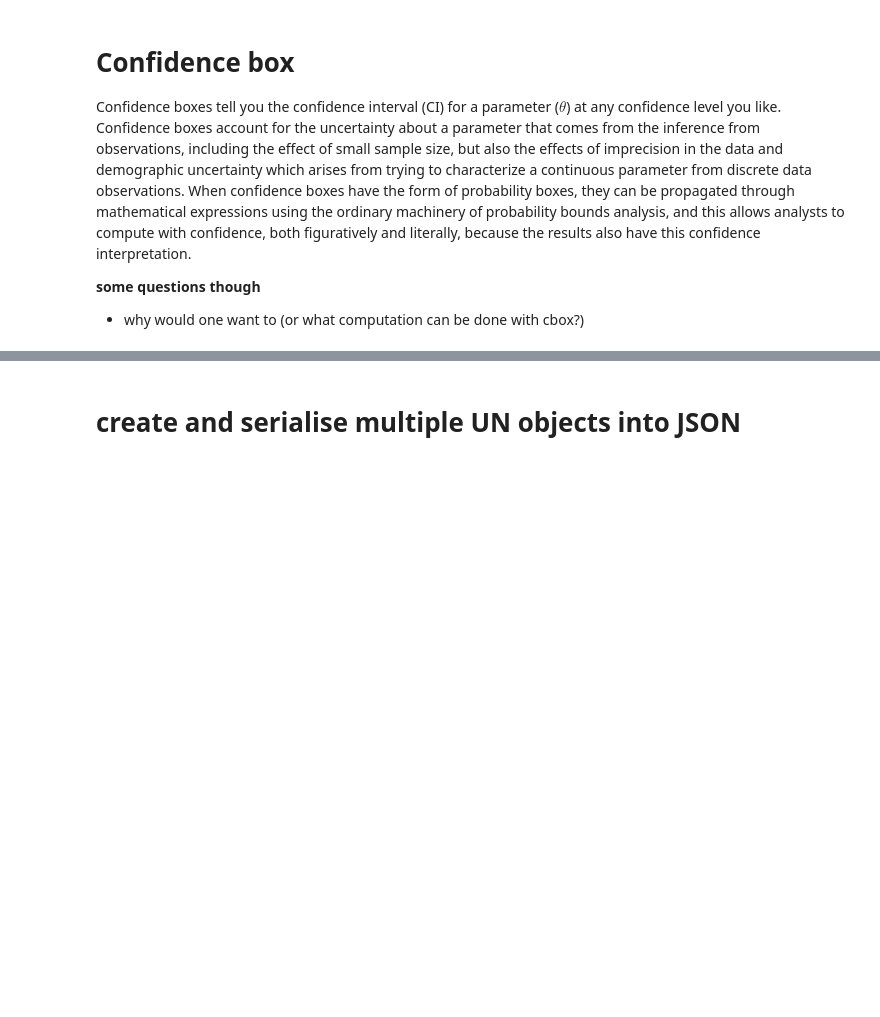
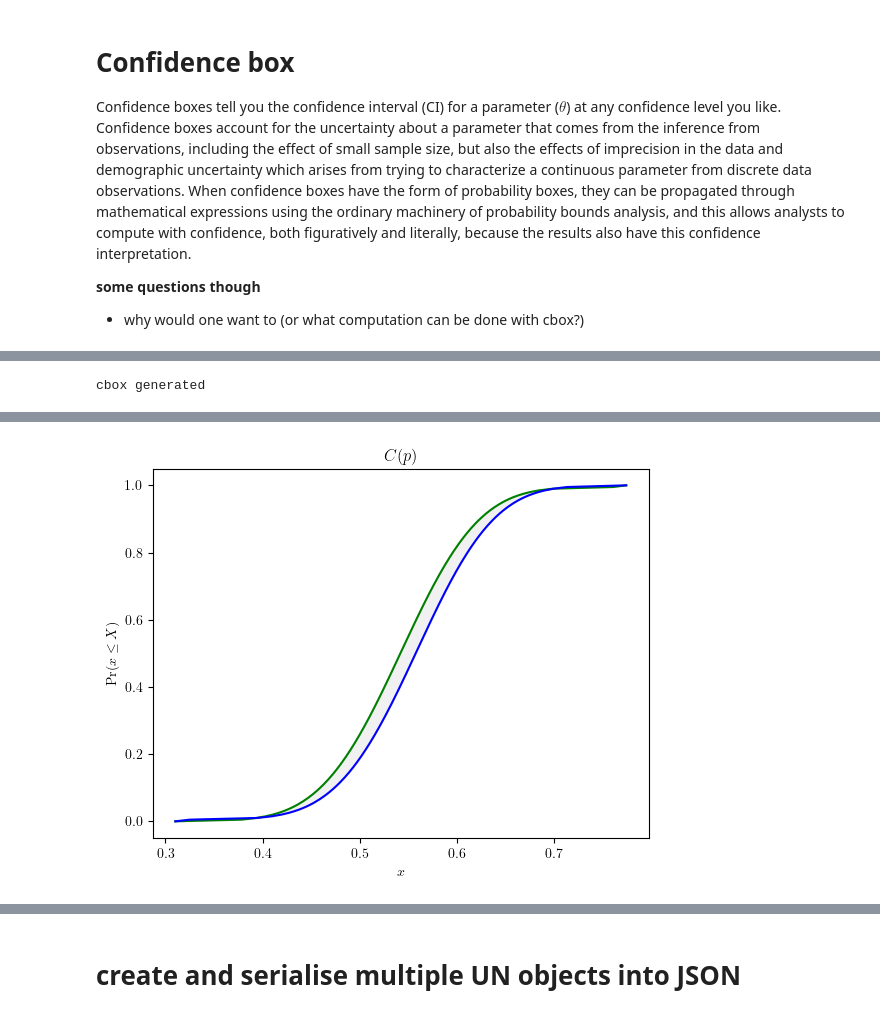
Before and after one commit to leslieDLcy/PyUncertainNumber, a Jupyter notebook: _personal/unglorfied_tests/Test_PyUncertainNumber000.ipynb, the cells around one changed output, grey strips where cells are left out. Saved outputs shown, nothing was run; the diff lists cells and outputs as text; code cells hidden in the pictures; blank space fills up the shorter version.

Commit message:
Added cbox implementation for Binomial distribution

```diff
--- a/_personal/unglorfied_tests/Test_PyUncertainNumber000.ipynb
+++ b/_personal/unglorfied_tests/Test_PyUncertainNumber000.ipynb
@@ -255,0 +233,4 @@ Confidence boxes tell you the confidence interval (CI) for a parameter ($\theta$
+# %%
+# samples of Binomial distribution
+d = np.random.binomial(n=12, p=0.6, size=5)
+d
@@ -255,0 +240,7 @@ Confidence boxes tell you the confidence interval (CI) for a parameter ($\theta$
+# %%
+t_cbox = parameter_binomial(x=d, N=12)
+# %% [output]
+cbox generated
+# %%
+_ = t_cbox.display(title='$C(p)$', style='band')
+# %% [output]
@@ -255,0 +248 @@ Confidence boxes tell you the confidence interval (CI) for a parameter ($\theta$
+[figure, added]
```
Also changed, not shown: parts of 18 cells of this notebook, 6 other files.
